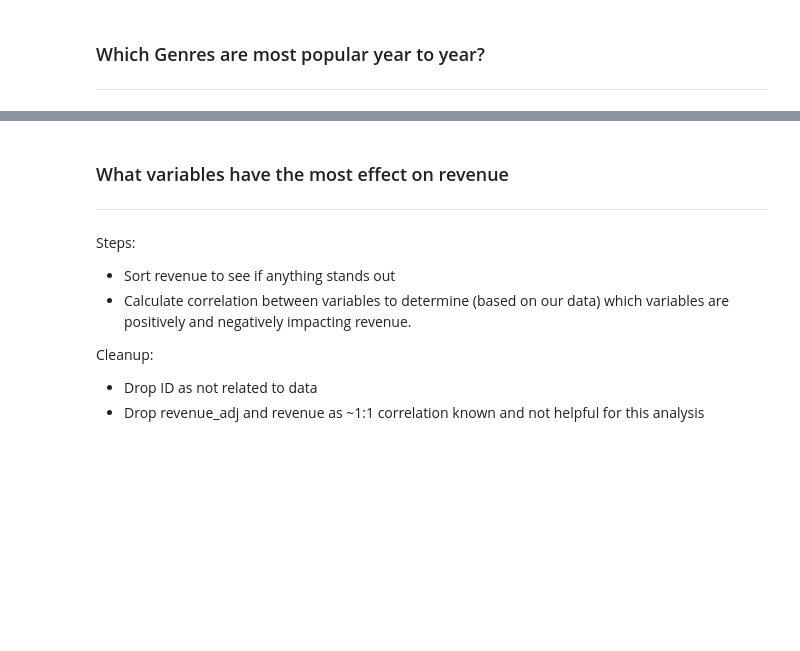
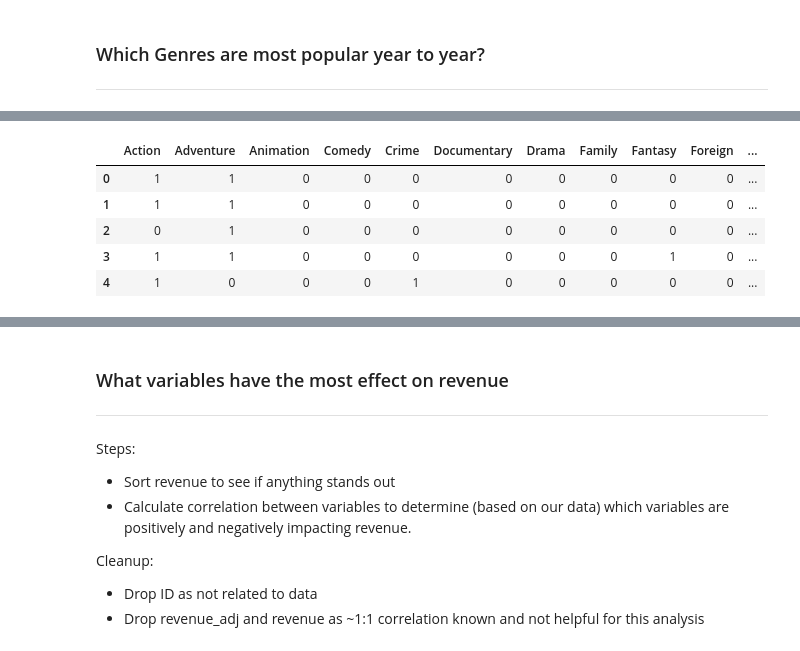
Before and after one commit to Wired361/Udacity_Project-2, a Jupyter notebook: Project-2.ipynb, the cells around one changed output, grey strips where cells are left out. Drawn from its saved outputs; the diff is of its cells as text; code cells hidden in the pictures; blank space fills up the shorter version.

```diff
--- a/Project-2.ipynb
+++ b/Project-2.ipynb
@@ -88,0 +78,19 @@ genre_pop_year.sort_values(ascending=False).unstack().head()
+# %%
+# Loop through genre_split columns
+merge_dict = {}
+for i in range(0,4):
+    merge_dict[i] = pd.get_dummies(genre_split[i])
+# Merge together into a single dataframe with all labels for a given movie encoded
+    if i > 0:
+        merge_dict[0] = merge_dict[0] + merge_dict[i]
+genre_col = genre_split.columns.to_list()
+# Rename for readability
+genre_full = merge_dict[0]
+genre_full.head()
+# %% [output]
+|  | Action | Adventure | Animation | Comedy | Crime | Documentary | Drama | Family | Fantasy | Foreign | ... |
+| 0 | 1 | 1 | 0 | 0 | 0 | 0 | 0 | 0 | 0 | 0 | ... |
+| 1 | 1 | 1 | 0 | 0 | 0 | 0 | 0 | 0 | 0 | 0 | ... |
+| 2 | 0 | 1 | 0 | 0 | 0 | 0 | 0 | 0 | 0 | 0 | ... |
+| 3 | 1 | 1 | 0 | 0 | 0 | 0 | 0 | 0 | 1 | 0 | ... |
+| 4 | 1 | 0 | 0 | 0 | 1 | 0 | 0 | 0 | 0 | 0 | ... |
```
Also changed, not shown: parts of 6 cells of this notebook.
